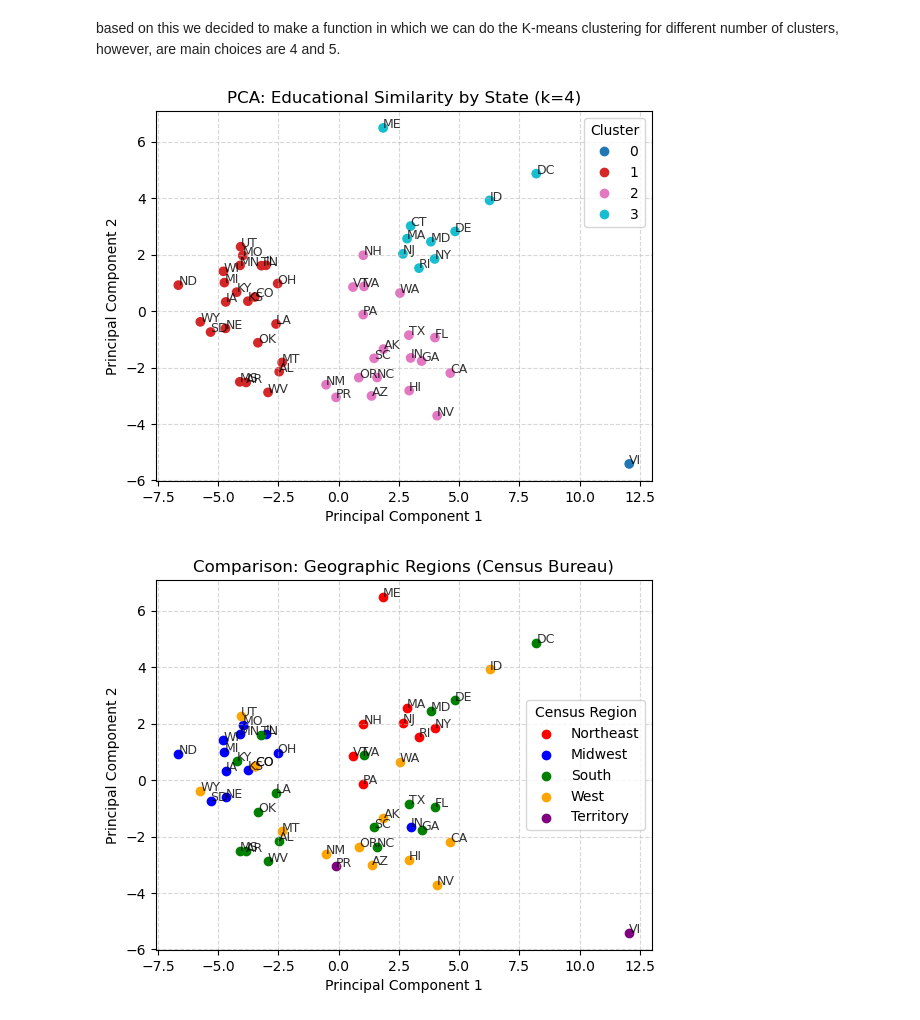
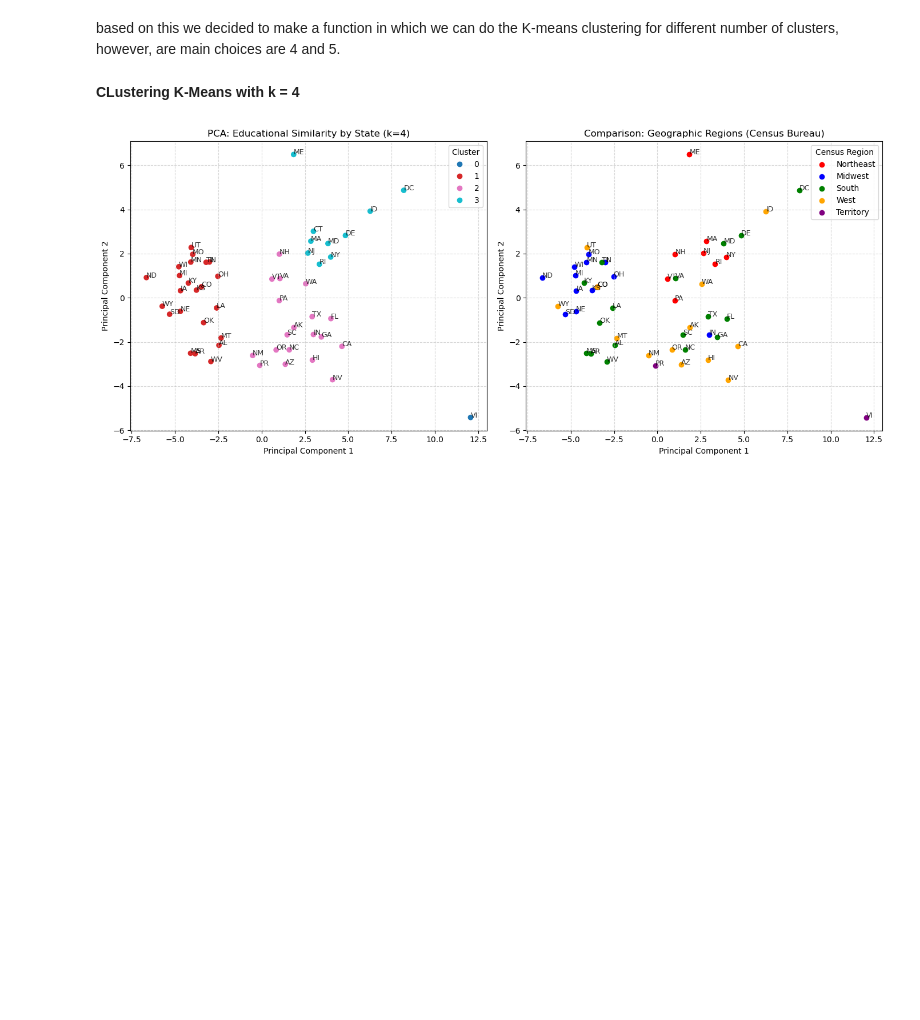
Before and after one commit to Cheyenne232025S/CMDA-3654-Project, a Jupyter notebook: notebooks/Project3.ipynb, the cells around one changed output. Drawn from its saved outputs; the diff is of its cells as text; code cells hidden in the pictures; blank space fills up the shorter version.

Commit message:
k-means final touches

```diff
--- a/notebooks/Project3.ipynb
+++ b/notebooks/Project3.ipynb
@@ -446,7 +447,15 @@ def plot_clusters(k, norm, print_table = False, color_by_region = False):
+# %% [markdown]
+**CLustering K-Means with k = 4**
 # %%
+fig, axes = plt.subplots(1, 2, figsize=(14, 6))
+
+plt.sca(axes[0])       # set current axis to left plot
 plot_clusters(4, norm)
+
+plt.sca(axes[1])       # set current axis to right plot
 plot_clusters(4, norm, color_by_region=True)
-plot_clusters(5, norm)
+
+plt.tight_layout()
+plt.show()
 # %% [output]
-[figure, old version]
+[figure, new version]
-[figure, removed]
```
Also changed, not shown: parts of 9 cells of this notebook.
